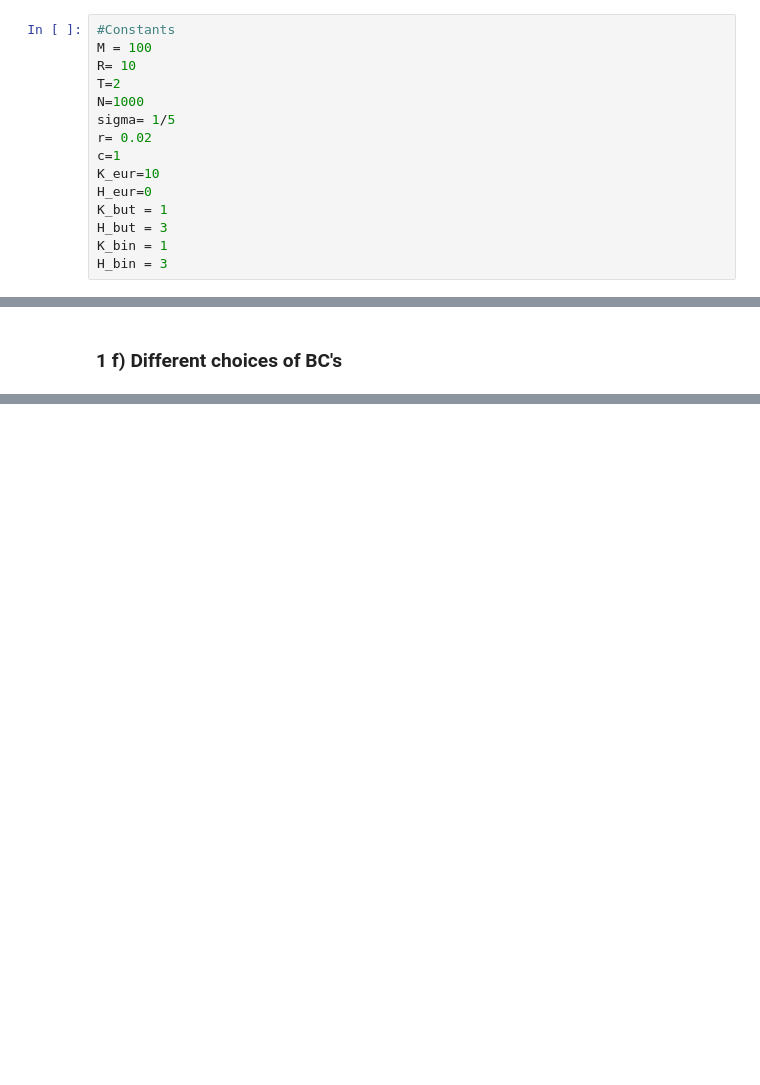
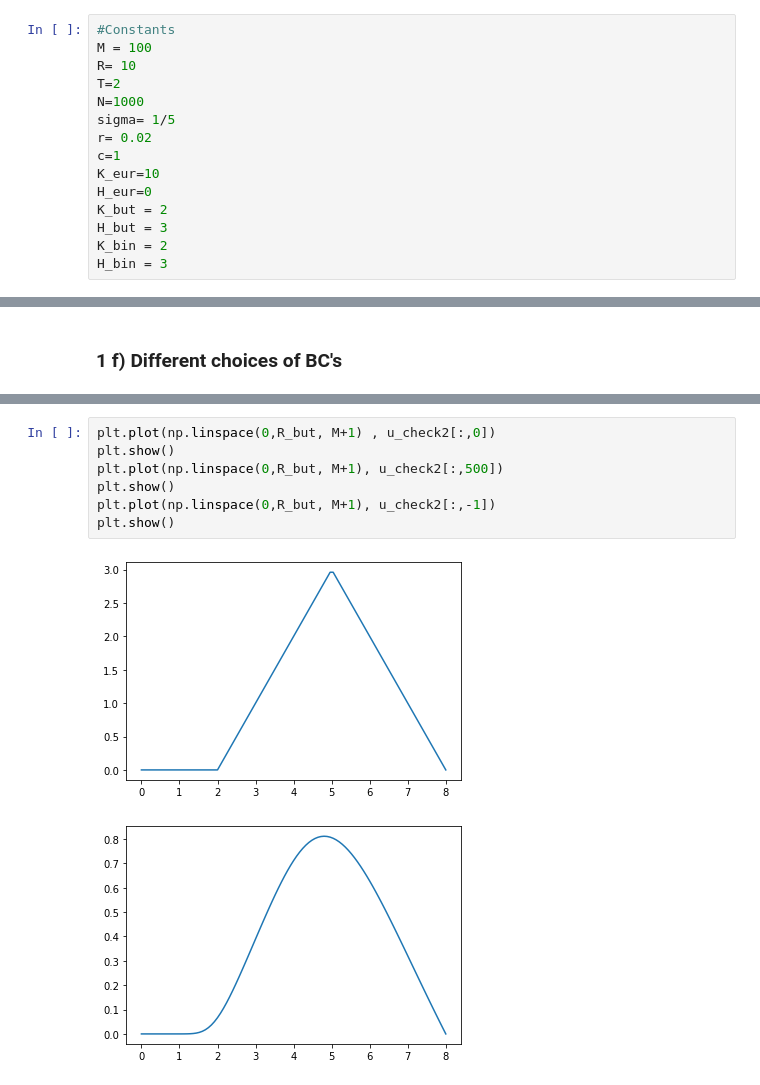
Before and after one commit to ulrikunneberg/NumDiff_prosjekt, a Jupyter notebook: Test.ipynb, the cells around one changed output, grey strips where cells are left out. Cells and saved outputs as stored; diff of their text form; blank space fills up the shorter version.

```diff
--- a/Test.ipynb
+++ b/Test.ipynb
@@ -14,9 +14,9 @@ r= 0.02
 c=1
 K_eur=10
 H_eur=0
-K_but = 1
+K_but = 2
 H_but = 3
-K_bin = 1
+K_bin = 2
 H_bin = 3
 # %%
 v_forward, CFL_forward = forward_euler(R, M, T, N, sigma, r, c, K_eur, H_eur, an_boundary_0, an_boundary_R,
@@ -602,0 +655,10 @@ plot_three_solutions(v_exact, v_forward, v_CN, angle=-30, title1="nr1", title2="
+# %%
+plt.plot(np.linspace(0,R_but, M+1) , u_check2[:,0])
+plt.show()
+plt.plot(np.linspace(0,R_but, M+1), u_check2[:,500])
+plt.show()
+plt.plot(np.linspace(0,R_but, M+1), u_check2[:,-1])
+plt.show()
+# %% [output]
+[figure, added]
+[figure, added]
```
Also changed, not shown: parts of 15 cells of this notebook.
